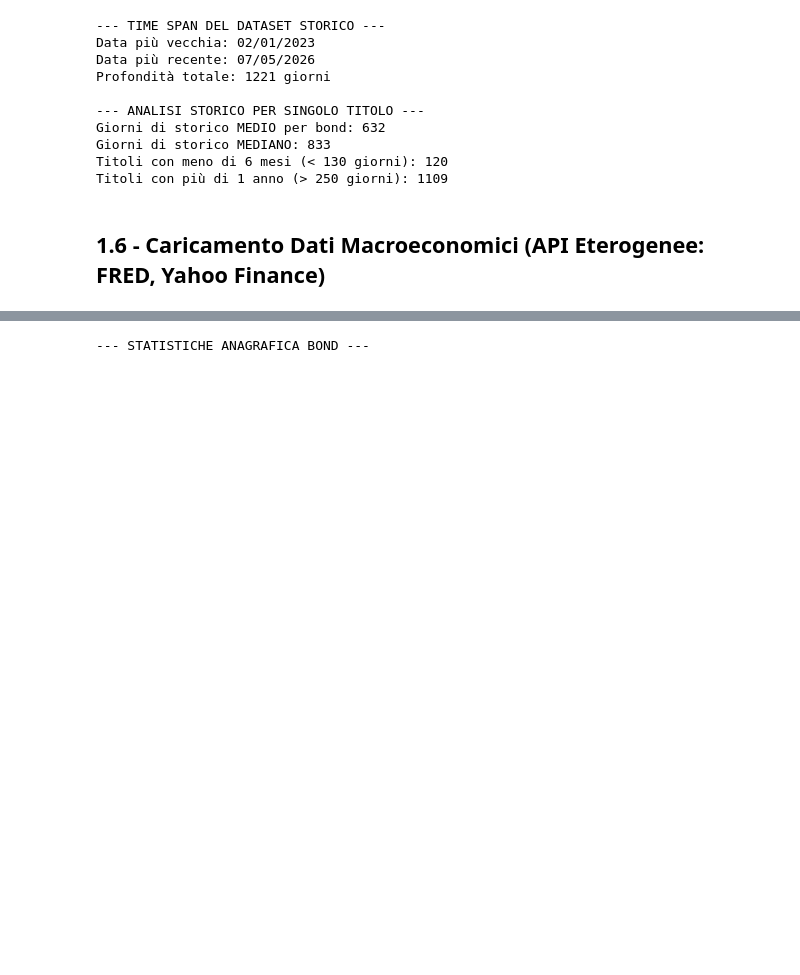
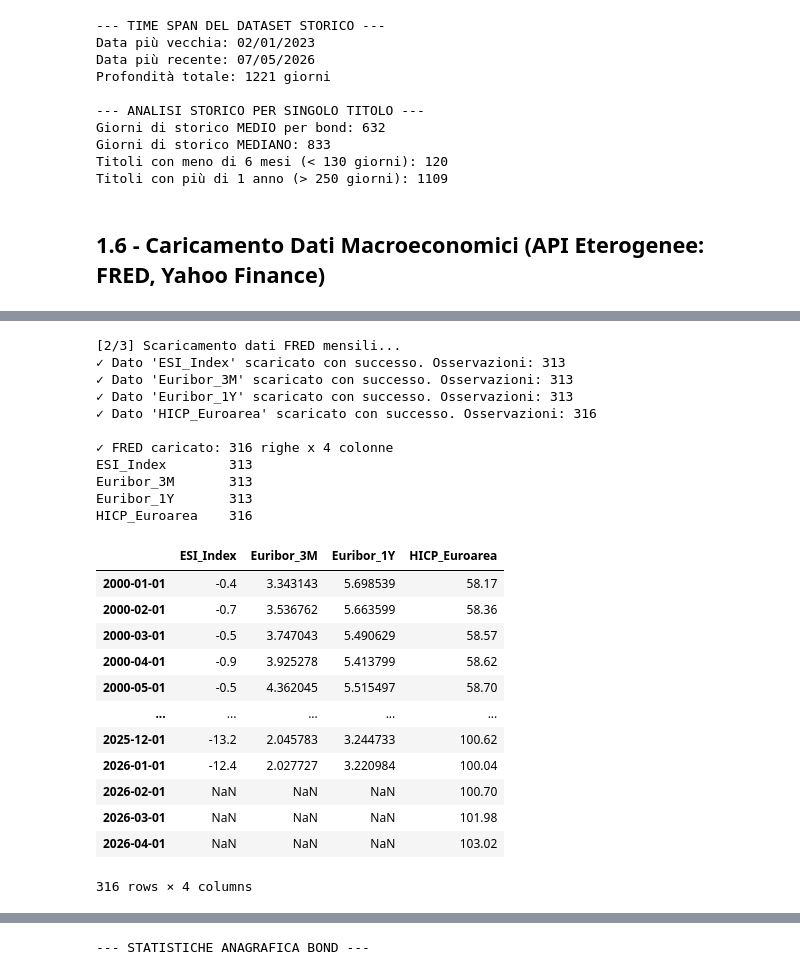
Before and after one commit to whowasfra/bond_screener, a Jupyter notebook: 01_Data_Ingestion_EDA.ipynb, the cells around one changed output, grey strips where cells are left out. Cells and saved outputs as stored; diff of their text form; code cells hidden in the pictures; blank space fills up the shorter version.

```diff
--- a/01_Data_Ingestion_EDA.ipynb
+++ b/01_Data_Ingestion_EDA.ipynb
@@ -318,3 +325,61 @@ VIX                 9182
+# %%
+# ============================================================================
+# [2/3] FRED Monthly (Federal Reserve Economic Data)
+# ============================================================================
+print("\n[2/3] Scaricamento dati FRED mensili...")
+
+fred_monthly_tickers = {
+    'ESI_Index': 'CSCICP02EZM460S',            # Composite Consumer Confidence for Euro Area - MONTHLY 73-26
+    'Euribor_3M': 'IR3TIB01EZM156N',           # Euribor 3M - MONTHLY 94-26
+    'Euribor_1Y': 'IRLTLT01EZM156N',           # Euribor 1Y - MONTHLY 70-26
+    'HICP_Euroarea': 'CP0000EZ19M086NEST'      # Harmonized Index of Consumer Prices for Euro Area - MONTHLY 96-26
+}
+
+fred_series = {}
+for name, ticker in fred_monthly_tickers.items():
+    try:
+        series = fred.get_series(ticker, observation_start=start_date, observation_end=end_date)
+        series.index = pd.to_datetime(series.index)
+        fred_series[name] = series.rename(name)
+        print(f"✓ Dato '{name}' scaricato con successo. Osservazioni: {series.notna().sum()}")
+    except Exception as e:
+        print(f"✗ Errore nel download di '{name}': {e}")
+
+if fred_series:
+    df_fred_monthly = pd.concat(fred_series.values(), axis=1).sort_index()
+    print(f"\n✓ FRED caricato: {df_fred_monthly.shape[0]} righe x {df_fred_monthly.shape[1]} colonne")
+    print(df_fred_monthly.notna().sum().to_string())
+else:
+    df_fred_monthly = pd.DataFrame()
+    print("✗ Nessuna serie FRED scaricata correttamente.")
+
+
+display(df_fred_monthly)
+# %% [output]
+[2/3] Scaricamento dati FRED mensili...
+✓ Dato 'ESI_Index' scaricato con successo. Osservazioni: 313
+✓ Dato 'Euribor_3M' scaricato con successo. Osservazioni: 313
+✓ Dato 'Euribor_1Y' scaricato con successo. Osservazioni: 313
+✓ Dato 'HICP_Euroarea' scaricato con successo. Osservazioni: 316
+
+✓ FRED caricato: 316 righe x 4 colonne
+ESI_Index        313
+Euribor_3M       313
+Euribor_1Y       313
+HICP_Euroarea    316
+|  | ESI_Index | Euribor_3M | Euribor_1Y | HICP_Euroarea |
+| 2000-01-01 | -0.4 | 3.343143 | 5.698539 | 58.17 |
+| 2000-02-01 | -0.7 | 3.536762 | 5.663599 | 58.36 |
+| 2000-03-01 | -0.5 | 3.747043 | 5.490629 | 58.57 |
+| 2000-04-01 | -0.9 | 3.925278 | 5.413799 | 58.62 |
+| 2000-05-01 | -0.5 | 4.362045 | 5.515497 | 58.70 |
+| ... | ... | ... | ... | ... |
+| 2025-12-01 | -13.2 | 2.045783 | 3.244733 | 100.62 |
+| 2026-01-01 | -12.4 | 2.027727 | 3.220984 | 100.04 |
+| 2026-02-01 | NaN | NaN | NaN | 100.70 |
+| 2026-03-01 | NaN | NaN | NaN | 101.98 |
+| 2026-04-01 | NaN | NaN | NaN | 103.02 |
+316 rows × 4 columns
 # %%
 import yfinance as yf
 # ============================================================================
```
Also changed, not shown: parts of 14 cells of this notebook.
